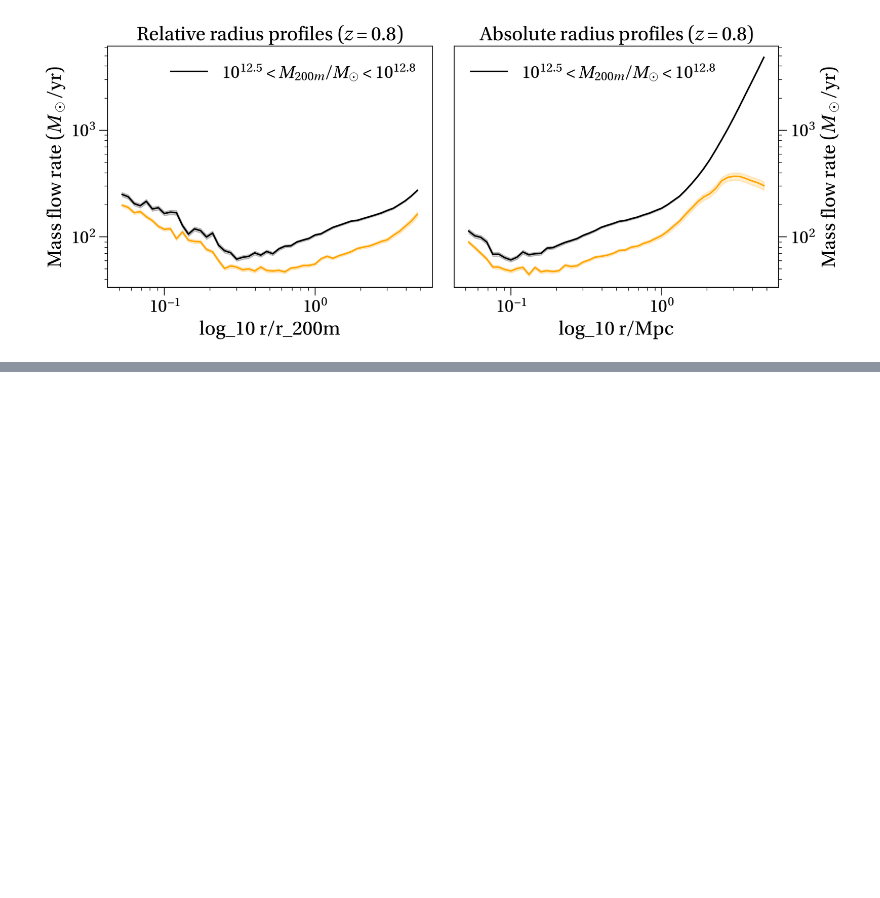
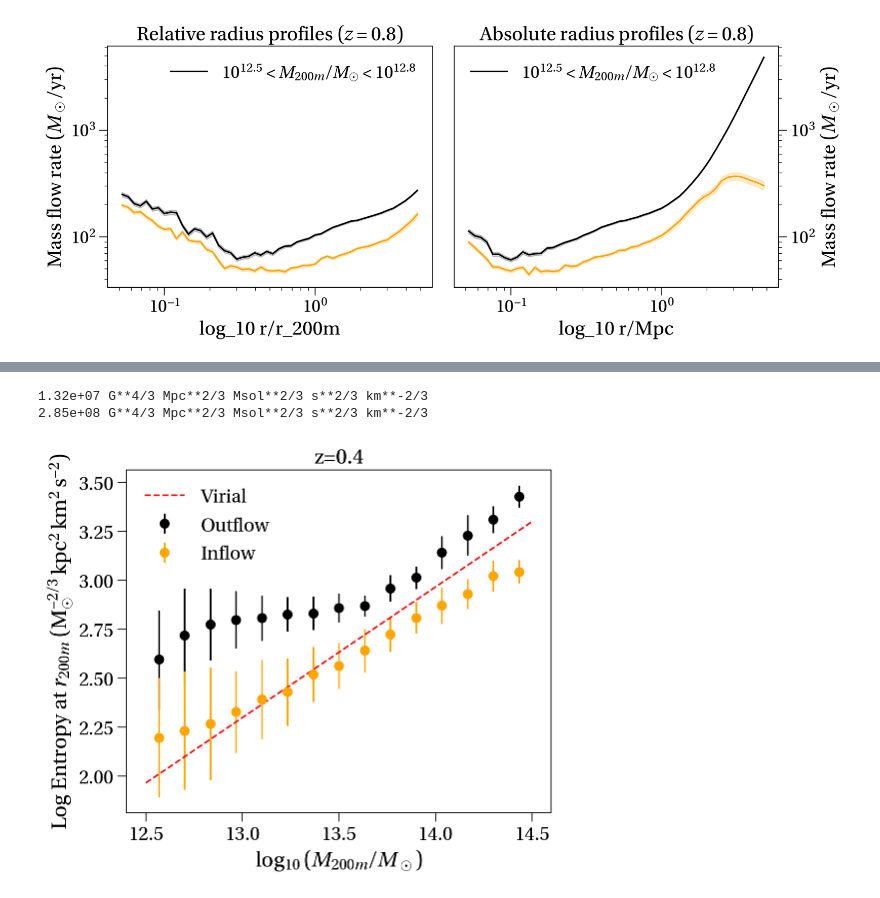
Before and after one commit to apontzen/flamingo_tangos_properties, a Jupyter notebook: why-gas-fractions-rise-again.ipynb, the cells around one changed output, grey strips where cells are left out. Cells and saved outputs as stored; diff of their text form; code cells hidden in the pictures; blank space fills up the shorter version.

```diff
--- a/why-gas-fractions-rise-again.ipynb
+++ b/why-gas-fractions-rise-again.ipynb
@@ -174,0 +177,27 @@ Plotting cs profiles for L0200N0360_HYDRO_FIDUCIAL/%2.hdf5
+# %%
+
+def make_virial_entropy_plot(tsnum):
+    fa.make_binned_by_mass_plot('log10(at(0.0, gas_entropy_outflow_r200m_relative))',
+                                plot_kwargs={'color': 'black'},
+                                ts_name=f"%FIDUCIAL%/%{tsnum}.hdf5")
+    fa.make_binned_by_mass_plot('log10(at(0.0, gas_entropy_inflow_r200m_relative))',
+                                plot_kwargs={'color': 'orange'},
+                                ts_name=f"%FIDUCIAL%/%{tsnum}.hdf5")
+    p.xlabel(r"$\log_{10}(M_{200m}/M_\odot)$")
+    p.ylabel(r"Log Entropy at $r_{200m}$ (${\rm M_{\odot}^{-2/3}\,kpc^2\,km^2\,s^{-2}}$)")
+
+    p.title("")
+
+    z = db.get_timestep(f"%FIDUCIAL%/%{tsnum}.hdf5").redshift
+    K1 = np.log10(vs.entropy(10**12.5, z=z))
+    K2 = np.log10(vs.entropy(10**14.5, z=z))
+
+    p.plot([12.5, 14.5], [K1, K2], color='red', linestyle='--')
+    p.title(f"z={z:.1f}")
+    p.legend(['Virial', 'Outflow', 'Inflow'])
+# %%
+make_virial_entropy_plot(tsnum=4)
+# %% [output]
+1.32e+07 G**4/3 Mpc**2/3 Msol**2/3 s**2/3 km**-2/3
+2.85e+08 G**4/3 Mpc**2/3 Msol**2/3 s**2/3 km**-2/3
+[figure, added]
```
Also changed, not shown: parts of 3 cells of this notebook, 2 other files.
